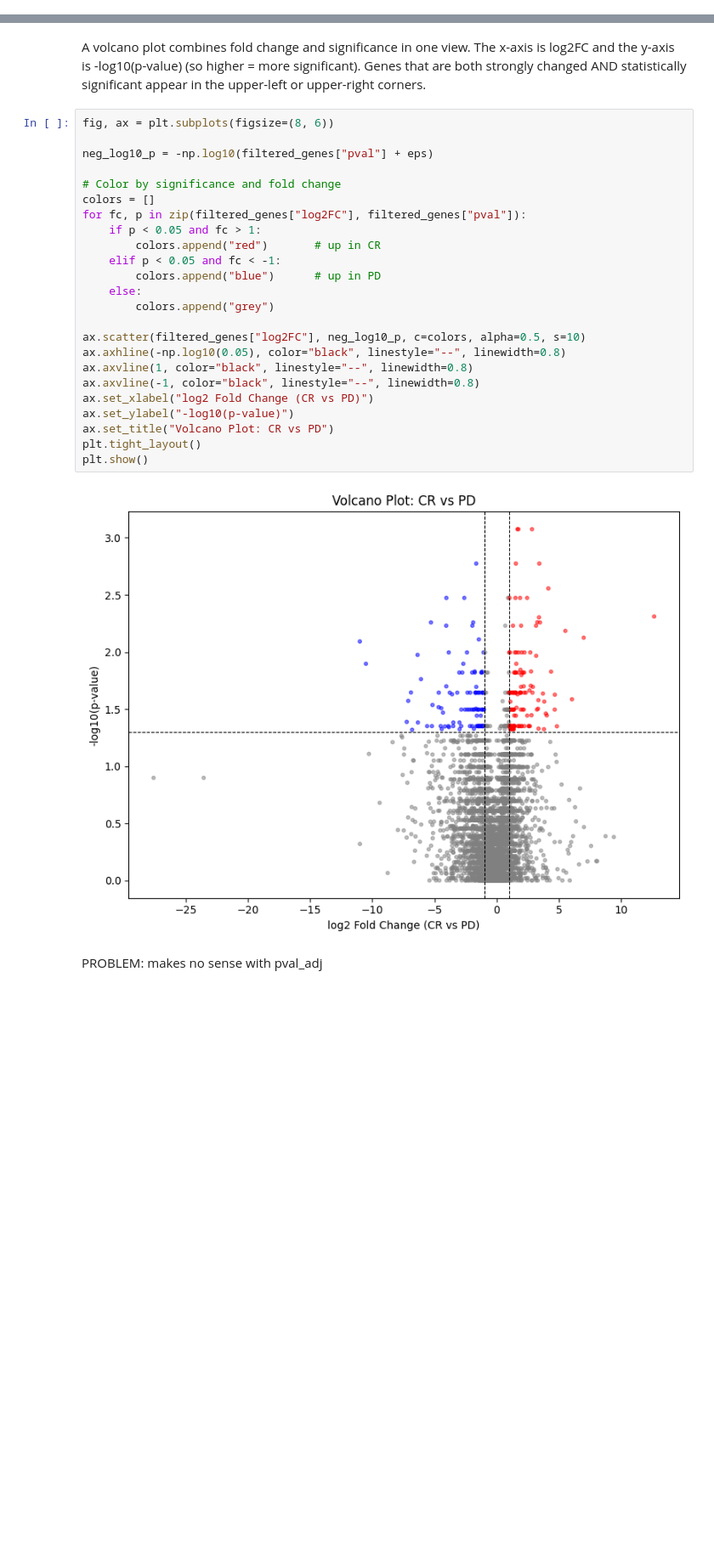
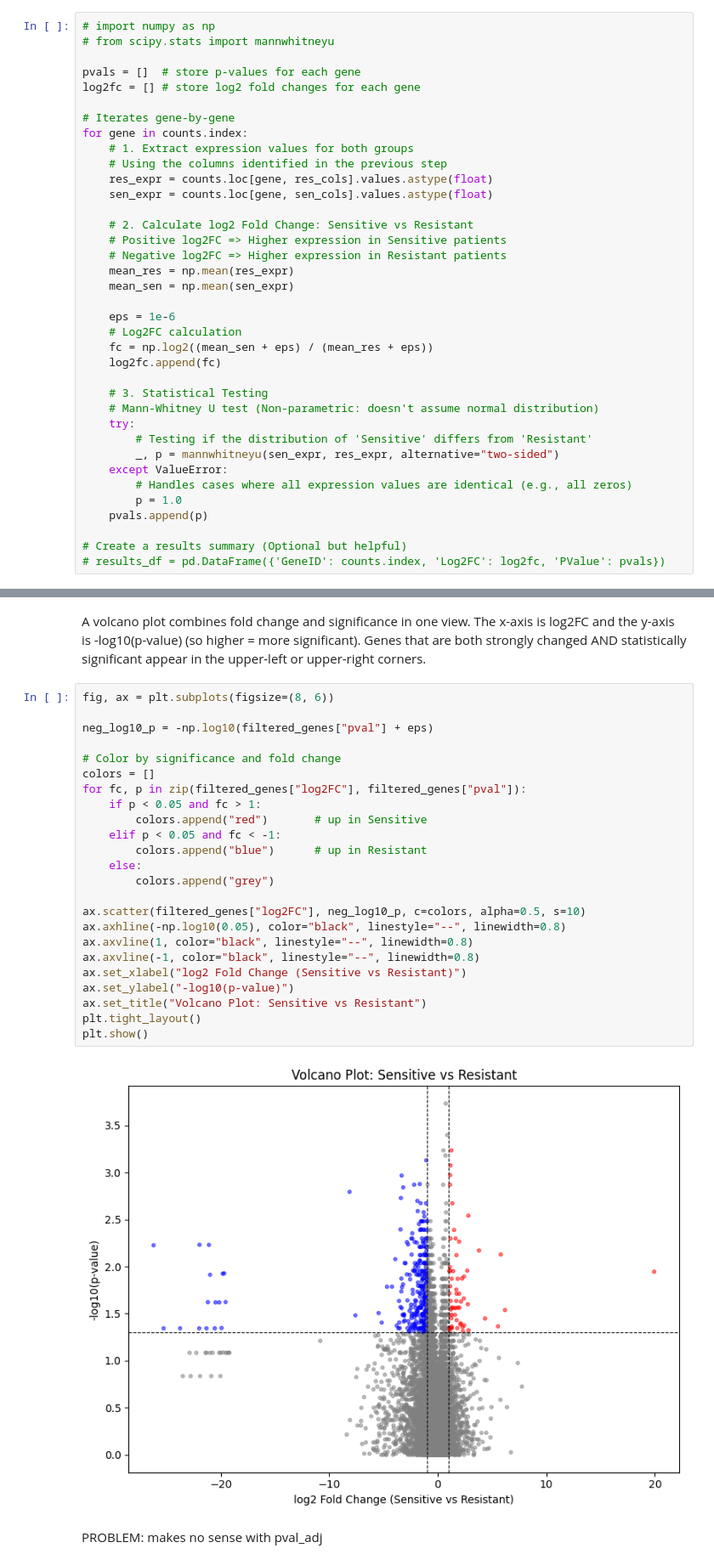
Before and after one commit to wookyung-lee/Network-based-analysis-of-breast-cancer-therapy-resistance, a Jupyter notebook: main.ipynb, the cells around one changed output, grey strips where cells are left out. Shown at 85% size. Saved outputs shown, nothing was run; the diff lists cells and outputs as text; blank space fills up the shorter version.

Commit message:
seperated into files and using the other dataset

```diff
--- a/main.ipynb
+++ b/main.ipynb
@@ -386,3 +424,40 @@ for gene in counts.index:
+# %%
+# import numpy as np
+# from scipy.stats import mannwhitneyu
+
+pvals = []  # store p-values for each gene
+log2fc = [] # store log2 fold changes for each gene
+
+# Iterates gene-by-gene
+for gene in counts.index:
+    # 1. Extract expression values for both groups
+    # Using the columns identified in the previous step
+    res_expr = counts.loc[gene, res_cols].values.astype(float)
+    sen_expr = counts.loc[gene, sen_cols].values.astype(float)
+
+    # 2. Calculate log2 Fold Change: Sensitive vs Resistant
+    # Positive log2FC => Higher expression in Sensitive patients
+    # Negative log2FC => Higher expression in Resistant patients
+    mean_res = np.mean(res_expr)
+    mean_sen = np.mean(sen_expr)
+
+    eps = 1e-6
+    # Log2FC calculation
+    fc = np.log2((mean_sen + eps) / (mean_res + eps))
+    log2fc.append(fc)
+
+    # 3. Statistical Testing
+    # Mann-Whitney U test (Non-parametric: doesn't assume normal distribution)
+    try:
+        # Testing if the distribution of 'Sensitive' differs from 'Resistant'
+        _, p = mannwhitneyu(sen_expr, res_expr, alternative="two-sided")
+    except ValueError:
+        # Handles cases where all expression values are identical (e.g., all zeros)
+        p = 1.0
+    pvals.append(p)
+
+# Create a results summary (Optional but helpful)
+# results_df = pd.DataFrame({'GeneID': counts.index, 'Log2FC': log2fc, 'PValue': pvals})
 # %% [markdown]
 testing
 # %%
@@ -449,29 +524,29 @@ A volcano plot combines fold change and significance in one view. The x-axis is
 # %%
 fig, ax = plt.subplots(figsize=(8, 6))
 
 neg_log10_p = -np.log10(filtered_genes["pval"] + eps)
 
 # Color by significance and fold change
 colors = []
 for fc, p in zip(filtered_genes["log2FC"], filtered_genes["pval"]):
     if p < 0.05 and fc > 1:
-        colors.append("red")       # up in CR
+        colors.append("red")       # up in Sensitive
     elif p < 0.05 and fc < -1:
-        colors.append("blue")      # up in PD
+        colors.append("blue")      # up in Resistant
     else:
         colors.append("grey")
 
 ax.scatter(filtered_genes["log2FC"], neg_log10_p, c=colors, alpha=0.5, s=10)
 ax.axhline(-np.log10(0.05), color="black", linestyle="--", linewidth=0.8)
 ax.axvline(1, color="black", linestyle="--", linewidth=0.8)
 ax.axvline(-1, color="black", linestyle="--", linewidth=0.8)
-ax.set_xlabel("log2 Fold Change (CR vs PD)")
+ax.set_xlabel("log2 Fold Change (Sensitive vs Resistant)")
 ax.set_ylabel("-log10(p-value)")
-ax.set_title("Volcano Plot: CR vs PD")
+ax.set_title("Volcano Plot: Sensitive vs Resistant")
 plt.tight_layout()
 plt.show()
 # %% [output]
-[figure, old version]
+[figure, new version]
 # %% [markdown]
 PROBLEM: makes no sense with pval_adj
 # %%
```
Also changed, not shown: parts of 25 cells of this notebook, 28 other files.
